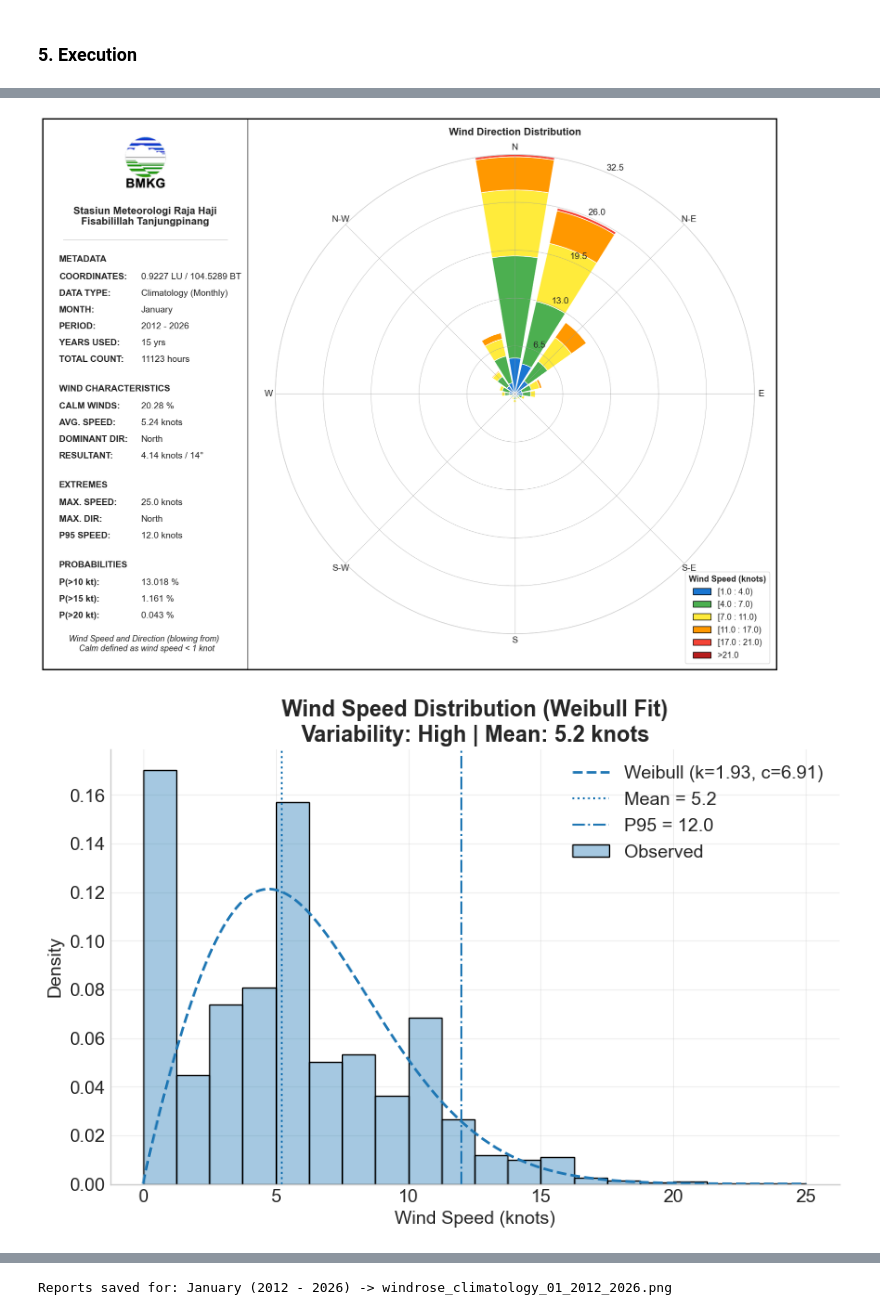
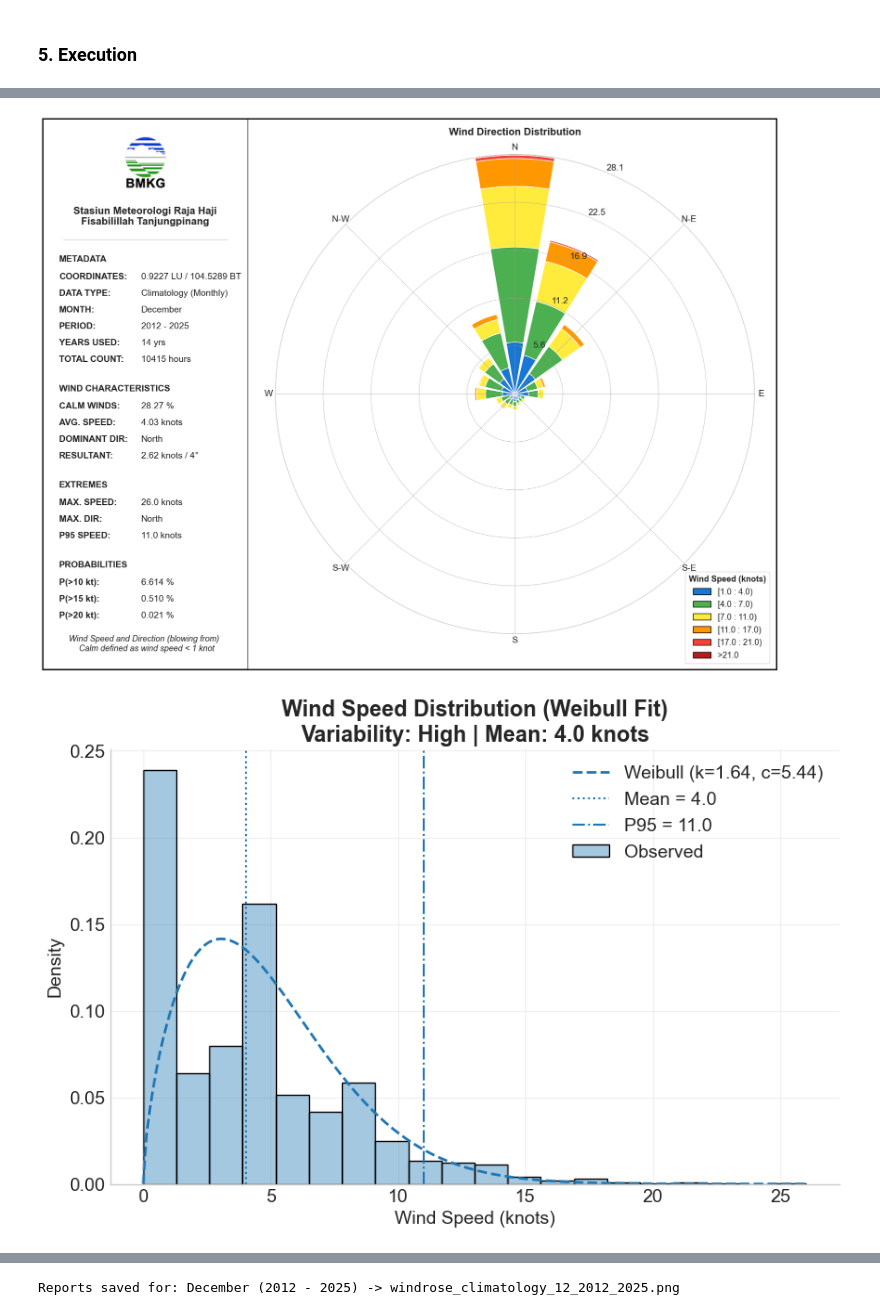
Before and after one commit to mahronid/metpy, a Jupyter notebook: windrose/wind_analysis_system.ipynb, the cells around one changed output, grey strips where cells are left out. Saved outputs shown, nothing was run; the diff lists cells and outputs as text; code cells hidden in the pictures.

Commit message:
update wind analysis

```diff
--- a/windrose/wind_analysis_system.ipynb
+++ b/windrose/wind_analysis_system.ipynb
@@ -131,19 +131,30 @@ def load_data(directory=DATA_DIR):
     return combined
 
 def get_dominant_direction(df):
-    labels = ['N', 'NNE', 'NE', 'ENE', 'E', 'ESE', 'SE', 'SSE', 'S', 'SSW', 'SW', 'WSW', 'W', 'WNW', 'NW', 'NNW']
-    # Mapping for full direction names
+    df = df[df['wind_speed_ff'] >= CALM_THRESHOLD].copy()
+
+    df = df[np.isfinite(df['wind_dir_deg_dd'])]
+
+    if df.empty:
+        return "N/A"
+
+    labels = ['N', 'NNE', 'NE', 'ENE', 'E', 'ESE', 'SE', 'SSE',
+              'S', 'SSW', 'SW', 'WSW', 'W', 'WNW', 'NW', 'NNW']
+
     direction_map = {
         "N": "North", "NE": "Northeast", "E": "East", "SE": "Southeast",
         "S": "South", "SW": "Southwest", "W": "West", "NW": "Northwest",
         "NNE": "North-Northeast", "ENE": "East-Northeast", "ESE": "East-Southeast", "SSE": "South-Southeast",
         "SSW": "South-Southwest", "WSW": "West-Southwest", "WNW": "West-Northwest", "NNW": "North-Northwest"
     }
-    dir_bins = (df['wind_dir_deg_dd'] + 11.25) % 360 // 22.5
-    most_frequent = dir_bins.mode()
-    if not most_frequent.empty:
-        abbr = labels[int(most_frequent[0])]
+
+    dir_bins = ((df['wind_dir_deg_dd'] + 11.25) % 360 // 22.5).astype(int)
+    counts = dir_bins.value_counts()
+
+    if not counts.empty:
+        abbr = labels[counts.idxmax()]
         return direction_map.get(abbr, abbr)
+
     return "N/A"
 
 def get_max_speed_direction(df):
@@ -343,7 +354,11 @@ def plot_windrose(df, station_name="Stasiun Meteorologi Raja Haji Fisabilillah T
     ax = fig.add_subplot(inner_gs[0], projection='windrose')
 
     # Ensure correct direction normalization
-    df_plot = df[df['wind_speed_ff'] >= CALM_THRESHOLD].copy()
+    df_plot = df[
+        (df['wind_speed_ff'] >= CALM_THRESHOLD) &
+        (np.isfinite(df['wind_dir_deg_dd']))
+    ].copy()
+    # df_plot = df[df['wind_speed_ff'] >= CALM_THRESHOLD].copy()
     df_plot['wind_dir_deg_dd'] = df_plot['wind_dir_deg_dd'] % 360
 
 
@@ -536,7 +551,7 @@ try:
     # Example 1: Monthly
     # generate_report(df_full, mode="monthly", year=2012, month=1)
     # Example 2: Climatology
-    generate_report(df_full, mode="climatology_month", month=1, start_year=2012, end_year=2026)
+    generate_report(df_full, mode="climatology_month", month=12, start_year=2012, end_year=2025)
 except Exception as e:
     print(f"Error: {e}")
 # %% [output]
@@ -554,2 +569,2 @@ Years available: [2012, 2013, 2014, 2015, 2016, 2017, 2018, 2019, 2020, 2021, 20
-[figure, old version]
+[figure, new version]
-[figure, old version]
+[figure, new version]
@@ -557 +572 @@ Years available: [2012, 2013, 2014, 2015, 2016, 2017, 2018, 2019, 2020, 2021, 20
-Reports saved for: January (2012 - 2026) -> windrose_climatology_01_2012_2026.png
+Reports saved for: December (2012 - 2025) -> windrose_climatology_12_2012_2025.png
```
Also changed, not shown: parts of 1 cell of this notebook.
